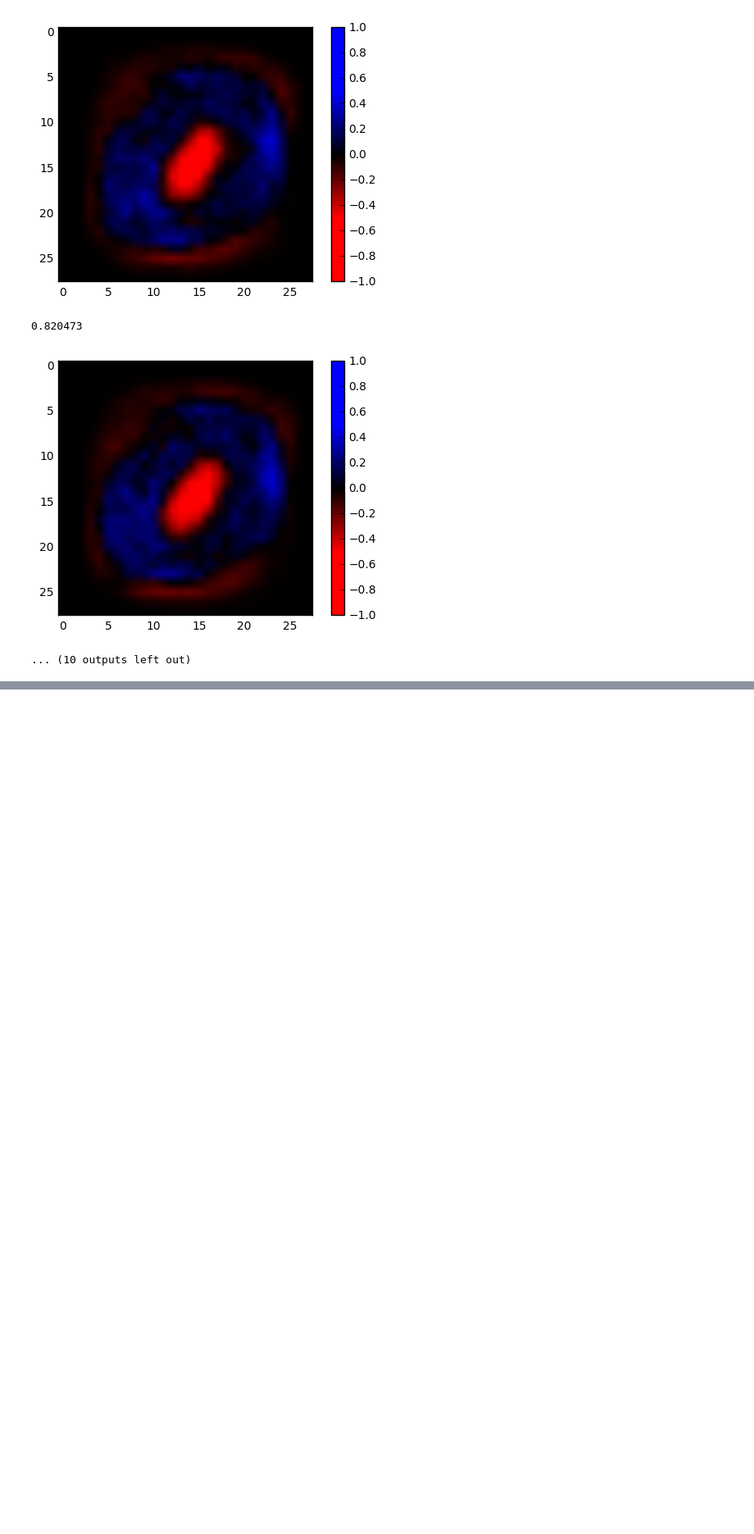
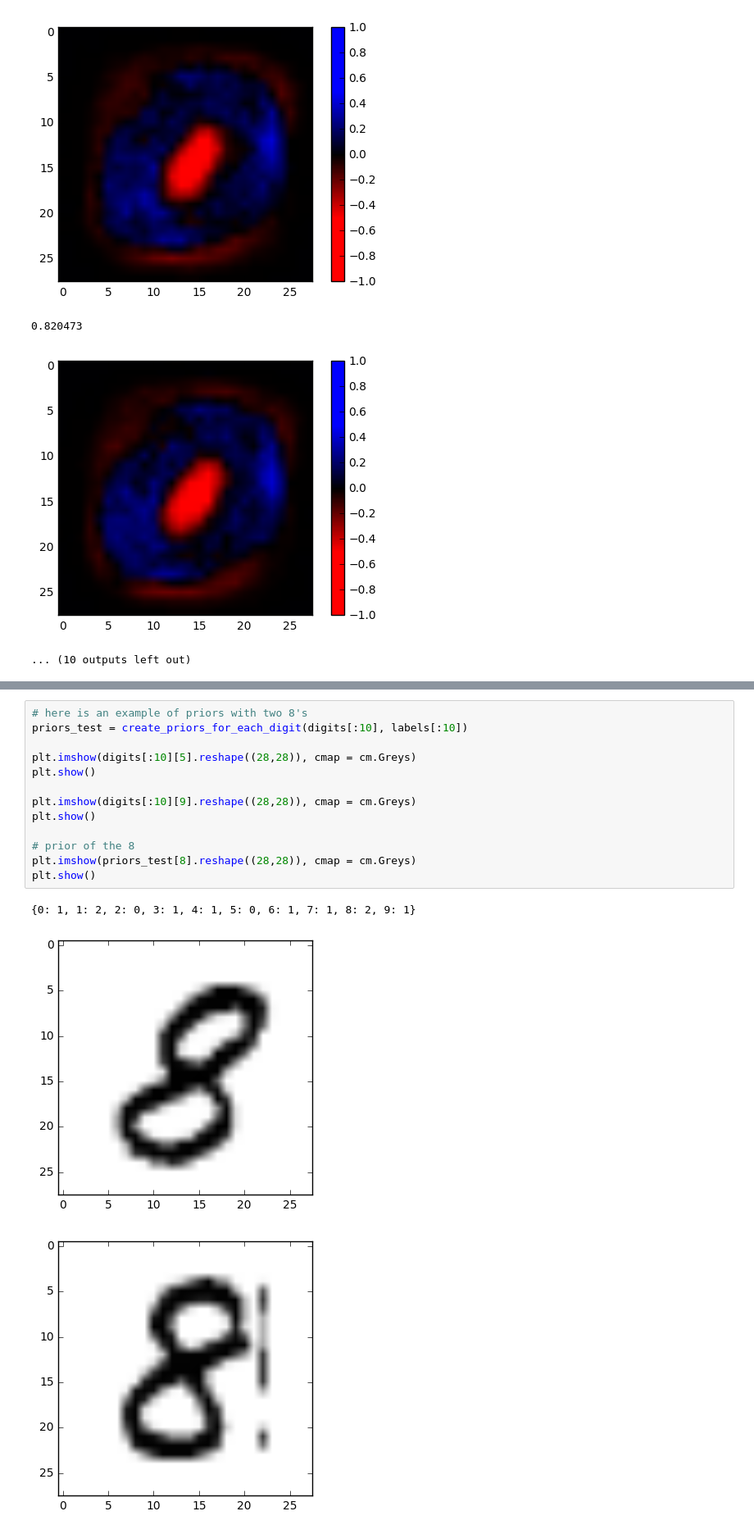
Before and after one commit to VincentRoest/capstone, a Jupyter notebook: Image_manipulation.ipynb, the cells around one changed output, grey strips where cells are left out. Shown at 82% size. Drawn from its saved outputs; the diff is of its cells as text; blank space fills up the shorter version.

Commit message:
Priors

```diff
--- a/Image_manipulation.ipynb
+++ b/Image_manipulation.ipynb
@@ -484,0 +534,17 @@ plt.show()
+# %%
+# here is an example of priors with two 8's
+priors_test = create_priors_for_each_digit(digits[:10], labels[:10])
+
+plt.imshow(digits[:10][5].reshape((28,28)), cmap = cm.Greys)
+plt.show()
+
+plt.imshow(digits[:10][9].reshape((28,28)), cmap = cm.Greys)
+plt.show()
+
+# prior of the 8
+plt.imshow(priors_test[8].reshape((28,28)), cmap = cm.Greys)
+plt.show()
+# %% [output]
+{0: 1, 1: 2, 2: 0, 3: 1, 4: 1, 5: 0, 6: 1, 7: 1, 8: 2, 9: 1}
+[figure, added]
+[figure, added]
```
Also changed, not shown: parts of 4 cells of this notebook.
